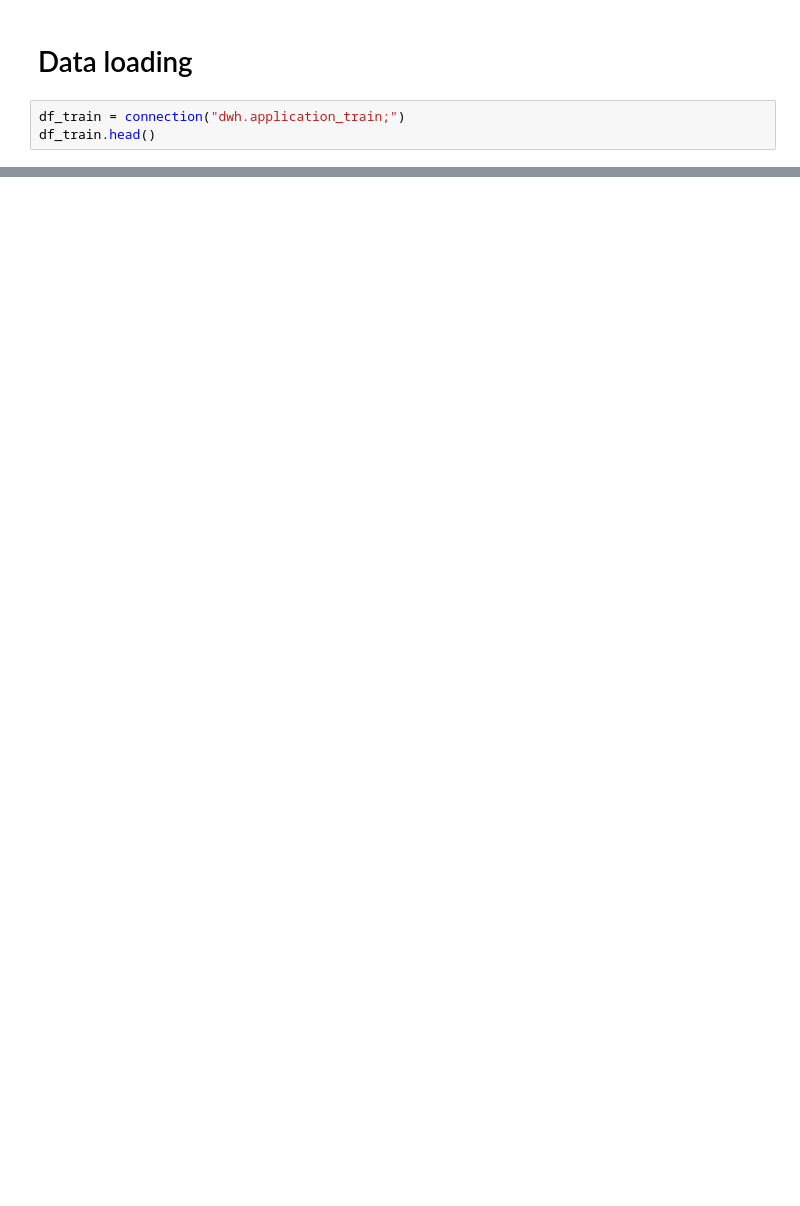
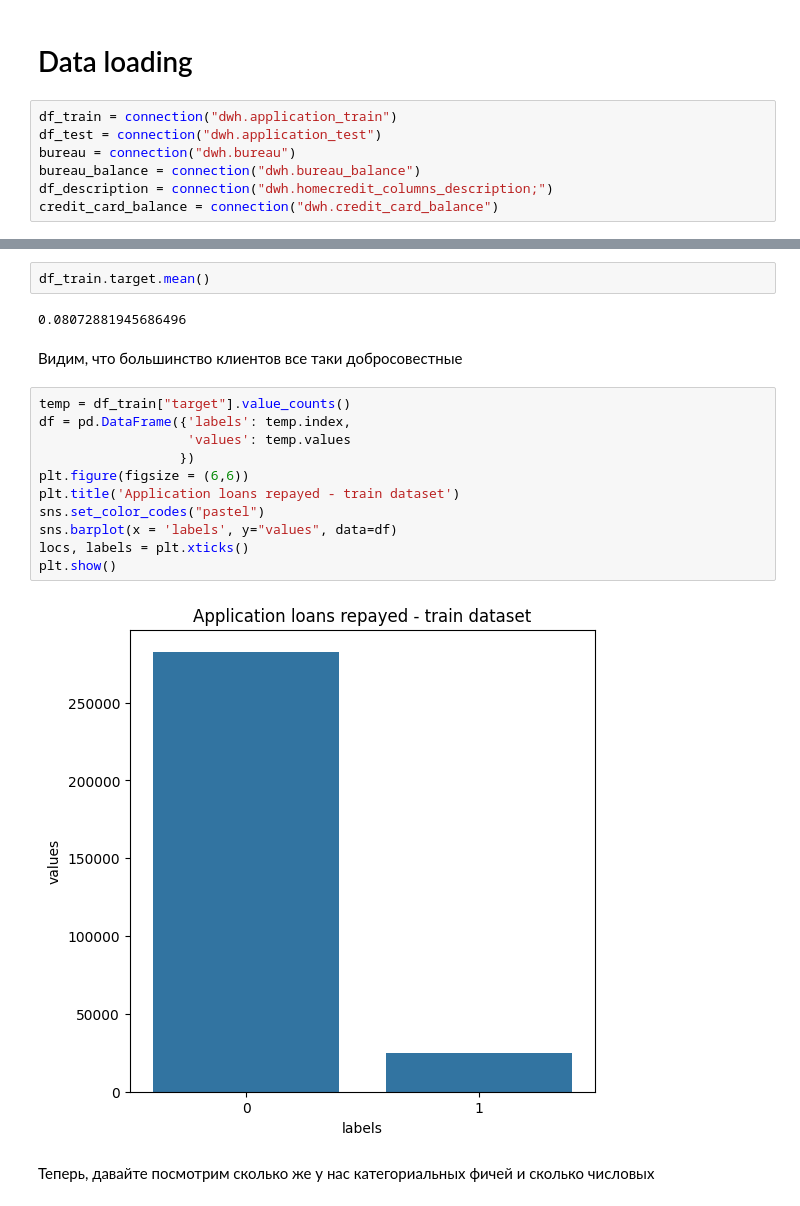
Before and after one commit to s4napsik/Scoring, a Jupyter notebook: notebooks/2_eda.ipynb, the cells around one changed output, grey strips where cells are left out. Saved outputs shown, nothing was run; the diff lists cells and outputs as text; blank space fills up the shorter version.

```diff
--- a/notebooks/2_eda.ipynb
+++ b/notebooks/2_eda.ipynb
@@ -11,5 +15,9 @@ from postgres_connection import connection
 # %% [markdown]
 # Data loading
 # %%
-df_train = connection("dwh.application_train;")
-df_train.head()
+df_train = connection("dwh.application_train")
+df_test = connection("dwh.application_test")
+bureau = connection("dwh.bureau")
+bureau_balance = connection("dwh.bureau_balance")
+df_description = connection("dwh.homecredit_columns_description;")
+credit_card_balance = connection("dwh.credit_card_balance")
@@ -17,0 +118,21 @@ UnicodeDecodeError: 'utf-8' codec can't decode byte 0xd1 in position 171: invali
+# %%
+df_train.target.mean()
+# %% [output]
+0.08072881945686496
+# %% [markdown]
+Видим, что большинство клиентов все таки добросовестные
+# %%
+temp = df_train["target"].value_counts()
+df = pd.DataFrame({'labels': temp.index,
+                   'values': temp.values
+                  })
+plt.figure(figsize = (6,6))
+plt.title('Application loans repayed - train dataset')
+sns.set_color_codes("pastel")
+sns.barplot(x = 'labels', y="values", data=df)
+locs, labels = plt.xticks()
+plt.show()
+# %% [output]
+[figure, added]
+# %% [markdown]
+Теперь, давайте посмотрим сколько же у нас категориальных фичей и сколько числовых
```
Also changed, not shown: parts of 94 cells of this notebook, 6 other files.
